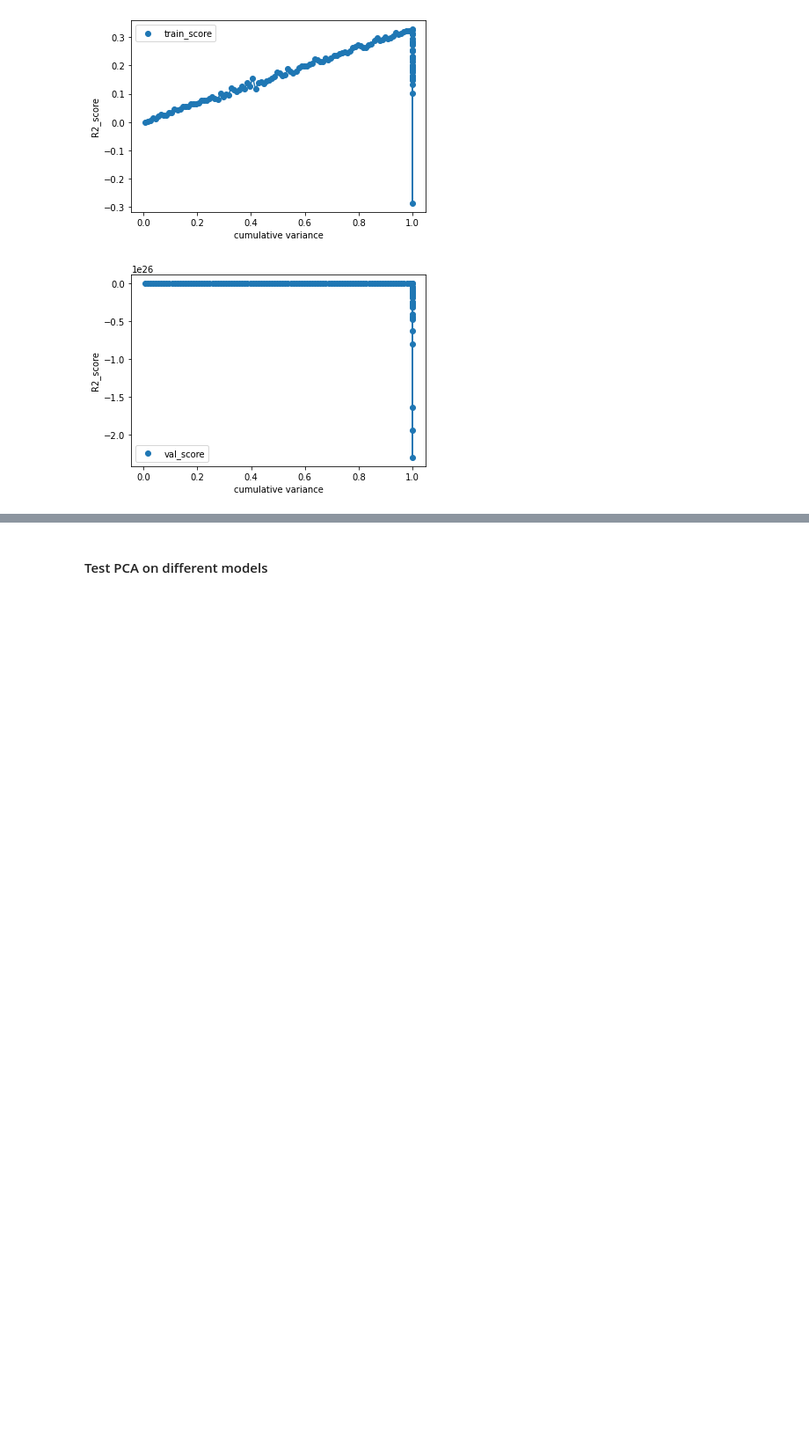
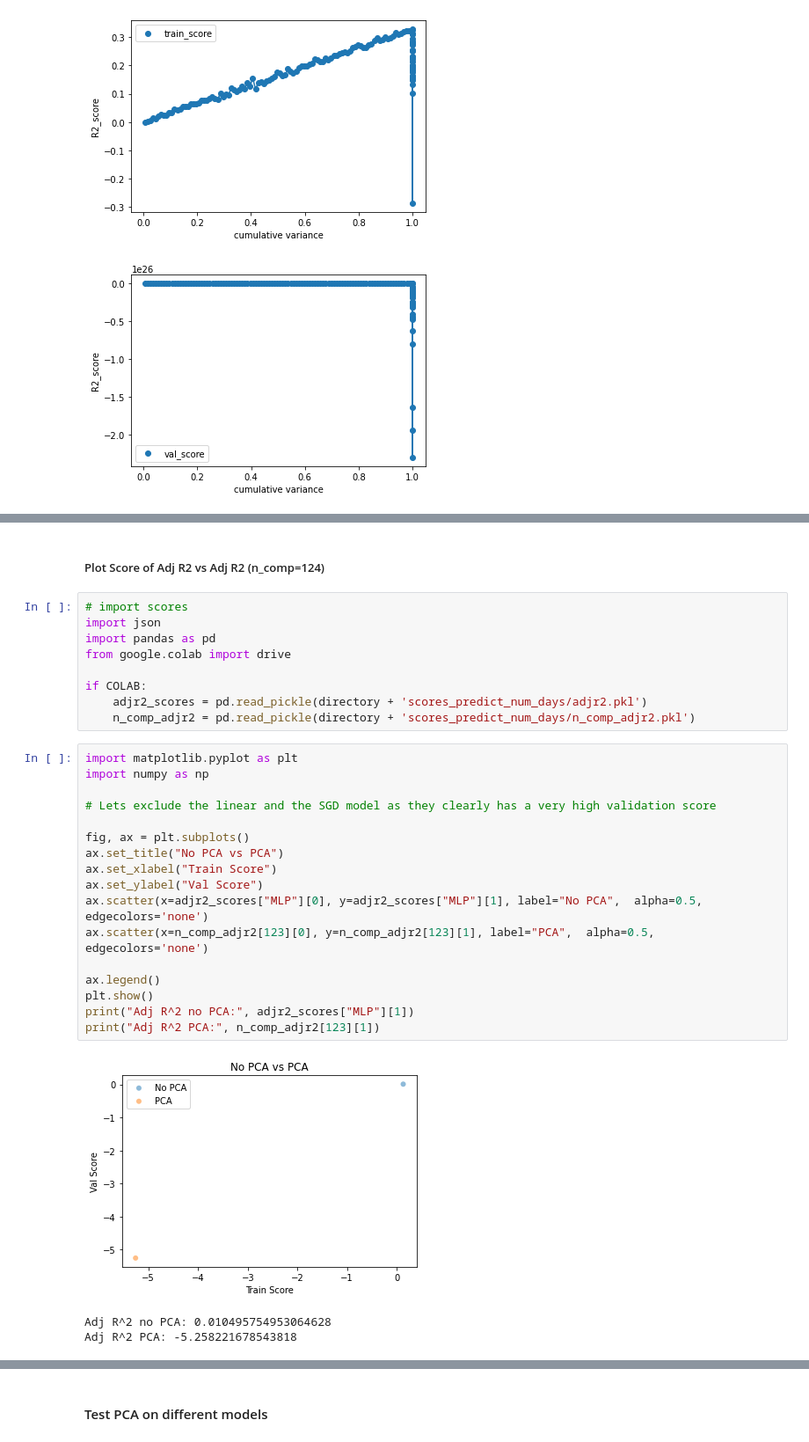
Before and after one commit to lavinama/modelling_social_data, a Jupyter notebook: predict_num_days_trending.ipynb, the cells around one changed output, grey strips where cells are left out. Shown at 88% size. Saved outputs shown, nothing was run; the diff lists cells and outputs as text; blank space fills up the shorter version.

```diff
--- a/predict_num_days_trending.ipynb
+++ b/predict_num_days_trending.ipynb
@@ -857,0 +857,32 @@ R square value with .... num_componentes:
+# %% [markdown]
+##### Plot Score of Adj R2 vs Adj R2 (n_comp=124)
+# %%
+# import scores
+import json
+import pandas as pd
+from google.colab import drive
+
+if COLAB:
+    adjr2_scores = pd.read_pickle(directory + 'scores_predict_num_days/adjr2.pkl')
+    n_comp_adjr2 = pd.read_pickle(directory + 'scores_predict_num_days/n_comp_adjr2.pkl')
+# %%
+import matplotlib.pyplot as plt
+import numpy as np
+
+# Lets exclude the linear and the SGD model as they clearly has a very high validation score
+
+fig, ax = plt.subplots()
+ax.set_title("No PCA vs PCA")
+ax.set_xlabel("Train Score")
+ax.set_ylabel("Val Score")
+ax.scatter(x=adjr2_scores["MLP"][0], y=adjr2_scores["MLP"][1], label="No PCA",  alpha=0.5, edgecolors='none')
+ax.scatter(x=n_comp_adjr2[123][0], y=n_comp_adjr2[123][1], label="PCA",  alpha=0.5, edgecolors='none')
+
+ax.legend()
+plt.show()
+print("Adj R^2 no PCA:", adjr2_scores["MLP"][1])
+print("Adj R^2 PCA:", n_comp_adjr2[123][1])
+# %% [output]
+[figure, added]
+Adj R^2 no PCA: 0.010495754953064628
+Adj R^2 PCA: -5.258221678543818
```
Also changed, not shown: parts of 58 cells of this notebook, 11 other files.
